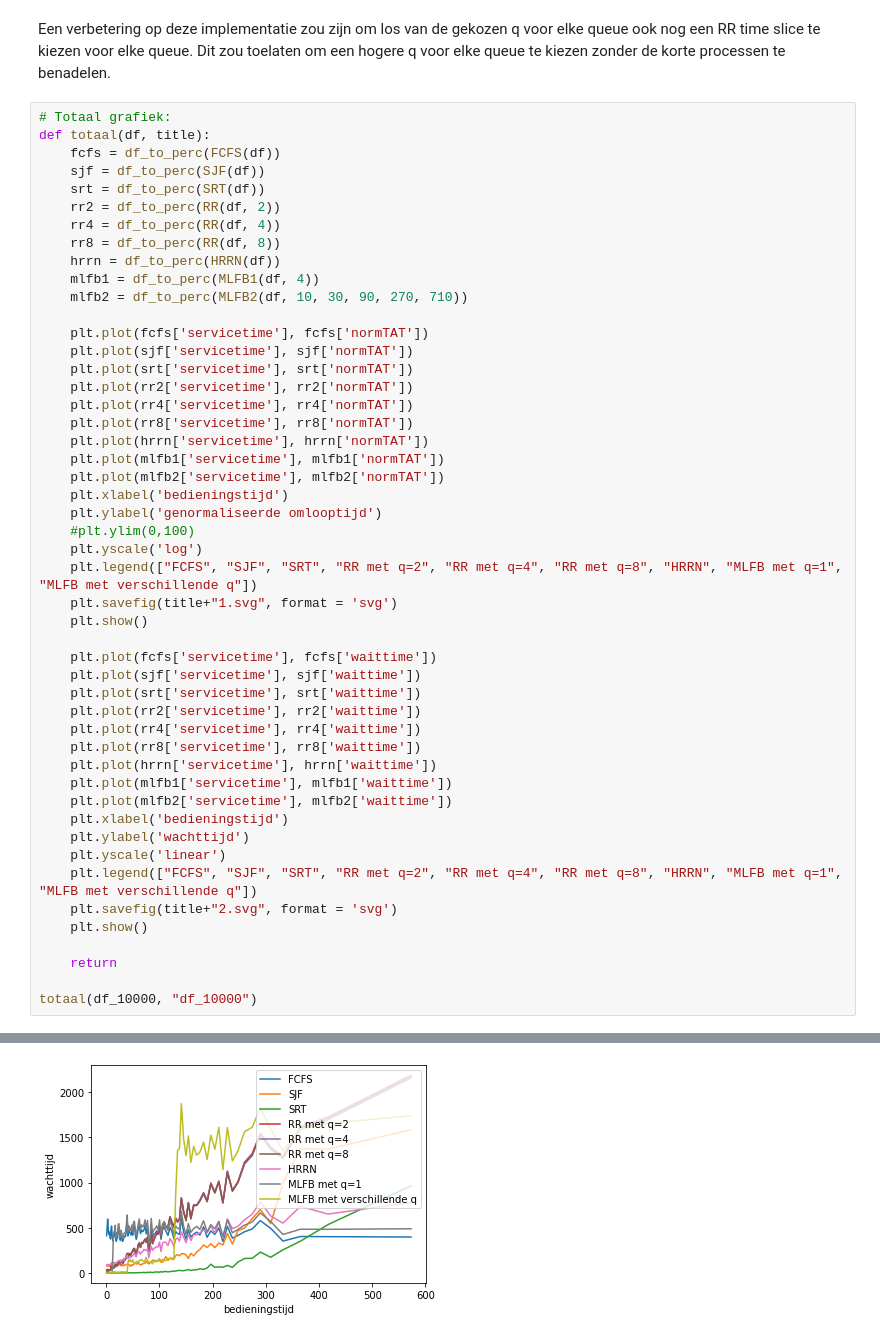
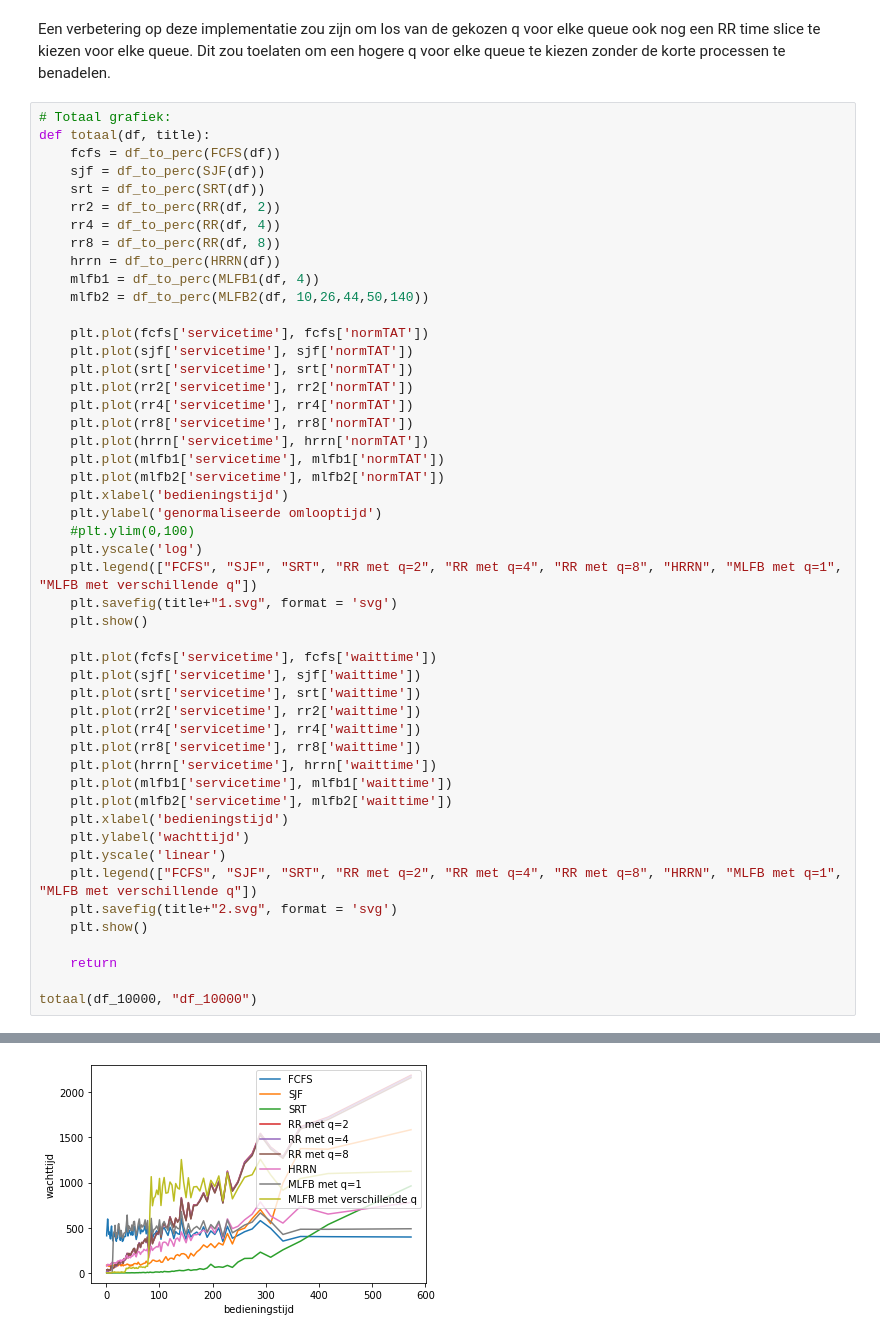
Before and after one commit to GPeeters/Besturingssystemen-2, a Jupyter notebook: process_scheduler.ipynb, the cells around one changed output, grey strips where cells are left out. Cells and saved outputs as stored; diff of their text form.

```diff
--- a/process_scheduler.ipynb
+++ b/process_scheduler.ipynb
@@ -1098,7 +1098,7 @@ def totaal(df, title):
     rr8 = df_to_perc(RR(df, 8))
     hrrn = df_to_perc(HRRN(df))
     mlfb1 = df_to_perc(MLFB1(df, 4))
-    mlfb2 = df_to_perc(MLFB2(df, 10, 30, 90, 270, 710))
+    mlfb2 = df_to_perc(MLFB2(df, 10,26,44,50,140))
 
     plt.plot(fcfs['servicetime'], fcfs['normTAT'])
     plt.plot(sjf['servicetime'], sjf['normTAT'])
@@ -1150,4 +1150,4 @@ De tijd nodig om MLFB2 uit te voeren is 0.6883049011230469
-[figure, old version]
+[figure, new version]
 # %%
 totaal(df_20000, "df_20000")
 # %% [output]
```
Also changed, not shown: parts of 3 cells of this notebook, 6 other files.
